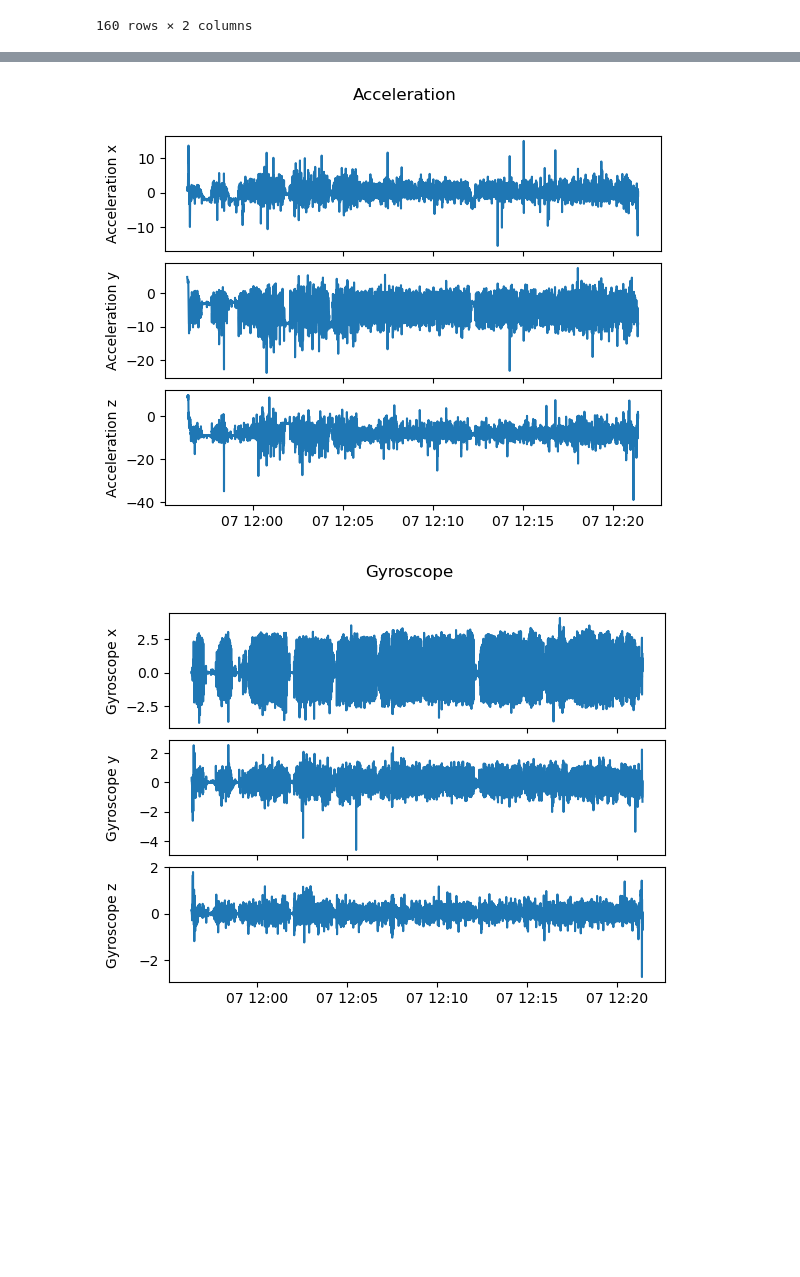
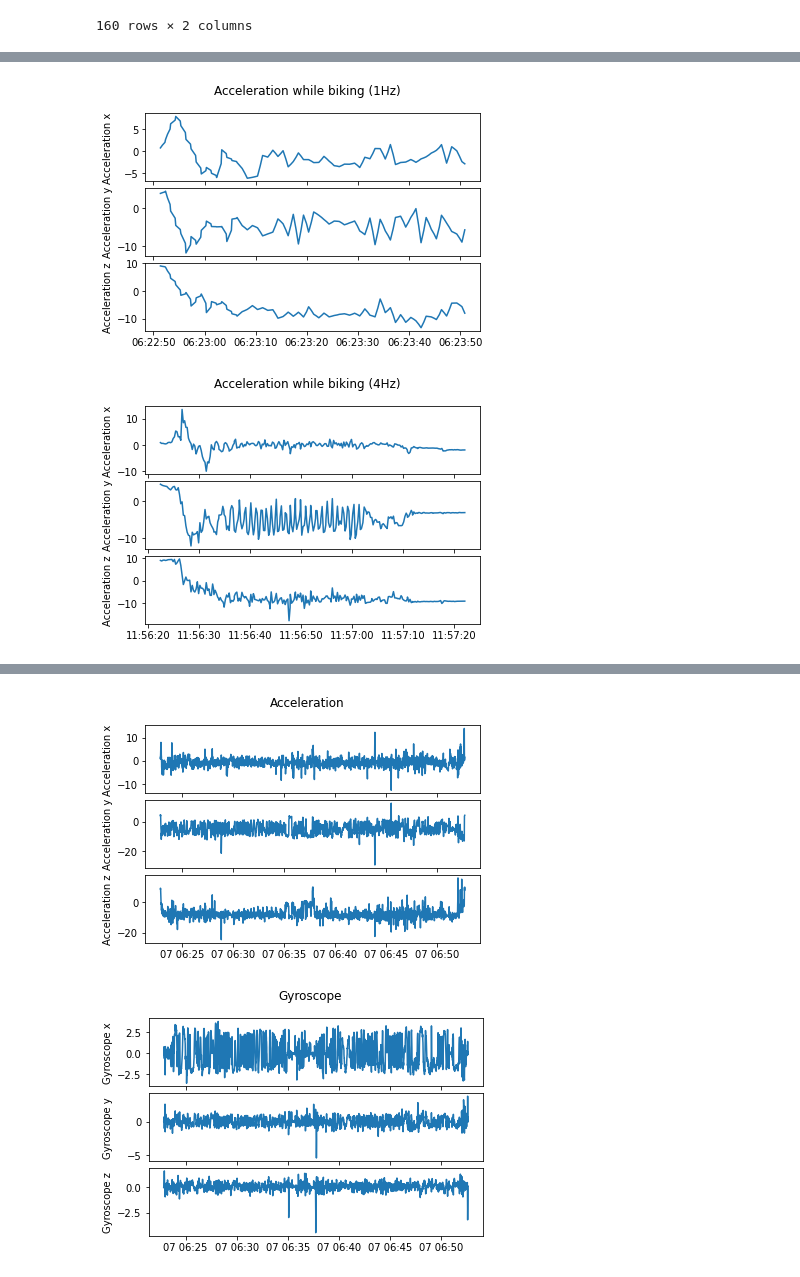
Before and after one commit to lucashecht/ML4QS, a Jupyter notebook: Parse Data Alessandro.ipynb, the cells around one changed output, grey strips where cells are left out. Cells and saved outputs as stored; diff of their text form; code cells hidden in the pictures; blank space fills up the shorter version.

```diff
--- a/Parse Data Alessandro.ipynb
+++ b/Parse Data Alessandro.ipynb
@@ -163,8 +148,58 @@ read_combined(target_dir2)
+# %%
+# Plot 60 seconds of accelerometer data for 1 and 4 hz
+interval = 60
+
+df_1hz = read_combined(target_dir)
+begin_timestamp = df_1hz["time"][0].timestamp()
+df_1hz = df_1hz[(df_1hz["time"] >= pd.to_datetime(begin_timestamp, unit='s')) & (df_1hz["time"] < pd.to_datetime(begin_timestamp + interval, unit='s'))]
+
+df_4hz = read_combined(target_dir2)
+begin_timestamp = df_4hz["time"][0].timestamp()
+df_4hz = df_4hz[(df_4hz["time"] >= pd.to_datetime(begin_timestamp, unit='s')) & (df_4hz["time"] < pd.to_datetime(begin_timestamp + interval, unit='s'))]
+
+fig, (ax1, ax2, ax3) = plt.subplots(3, sharex=True)
+
+fig.suptitle("Acceleration while biking (1Hz)")
+
+ax1.plot(df_1hz["time"], df_1hz["acceleration_x"])
+ax1.set_ylabel("Acceleration x")
+
+ax2.plot(df_1hz["time"], df_1hz["acceleration_y"])
+ax2.set_ylabel("Acceleration y")
+
+ax3.plot(df_1hz["time"], df_1hz["acceleration_z"])
+ax3.set_ylabel("Acceleration z")
+
+plt.subplots_adjust(hspace=0.1)
+fig.align_labels()
+
+plt.savefig("biking_acceleration_1hz.pdf", format="pdf", bbox_inches="tight")
+
+fig, (ax1, ax2, ax3) = plt.subplots(3, sharex=True)
+
+fig.suptitle("Acceleration while biking (4Hz)")
+
+ax1.plot(df_4hz["time"], df_4hz["acceleration_x"])
+ax1.set_ylabel("Acceleration x")
+
+ax2.plot(df_4hz["time"], df_4hz["acceleration_y"])
+ax2.set_ylabel("Acceleration y")
+
+ax3.plot(df_4hz["time"], df_4hz["acceleration_z"])
+ax3.set_ylabel("Acceleration z")
+
+plt.subplots_adjust(hspace=0.1)
+fig.align_labels()
+
+plt.savefig("biking_acceleration_4hz.pdf", format="pdf", bbox_inches="tight")
+# %% [output]
+[figure, added]
+[figure, added]
 # %%
 target_tram = "Tram 08-06-23 11:05"
 target_walk = "Walk 08-06-23 10:41"
 
-df = read_combined(target_dir2)
+df = read_combined(target_dir)
 
 # Acceleration figure
 fig, (ax1, ax2, ax3) = plt.subplots(3, sharex=True)
@@ -249,2 +270,2 @@ fig.align_labels()
-[figure, old version]
+[figure, new version]
-[figure, old version]
+[figure, new version]
```
Also changed, not shown: parts of 10 cells of this notebook.
